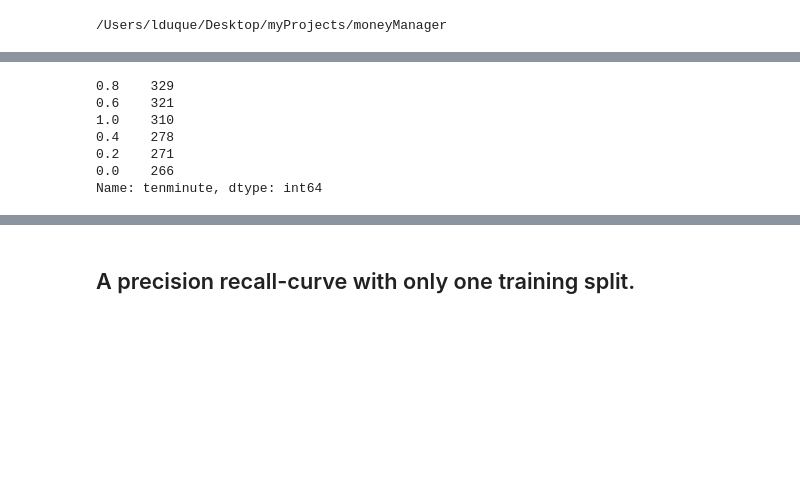
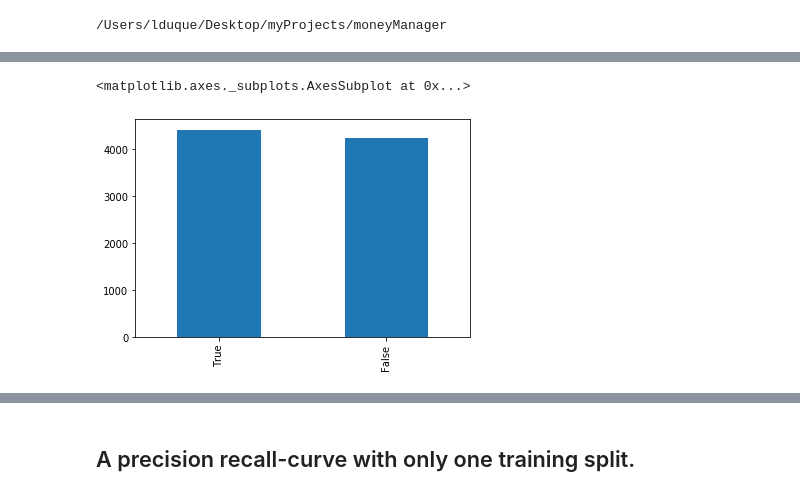
Before and after one commit to luisduque440/moneyManager, a Jupyter notebook: modeling/EDA_IBM_1min.ipynb, the cells around one changed output, grey strips where cells are left out. Cells and saved outputs as stored; diff of their text form; code cells hidden in the pictures; blank space fills up the shorter version.

```diff
--- a/modeling/EDA_IBM_1min.ipynb
+++ b/modeling/EDA_IBM_1min.ipynb
@@ -56,7 +56,7 @@ from sklearn.model_selection import GridSearchCV
 from sklearn.ensemble import RandomForestClassifier ## might not be necessary in the future?
 # %%
 names = ['Date', 'Time', 'Open', 'High', 'Low', 'Close', 'Volume']
-df = pd.read_csv('data/sampleKibotData/minuteIntraday/IBM_adjusted.txt', header=None, names=names, nrows=2000)
+df = pd.read_csv('data/sampleKibotData/minuteIntraday/IBM_adjusted.txt', header=None, names=names, nrows=10000)
 df['DateTime']= pd.to_datetime((df.Date+' '+df.Time),infer_datetime_format=True)
 df = df.drop(columns=['Date', 'Time'])
 df = df.set_index('DateTime')
@@ -68,4 +79,4 @@ df = df.set_index('DateTime')
 # %%
-dg= createTrainingDataSet(df, numPastMins=3, numFutureMins=3)
+dg= createTrainingDataSet(df, numPastMins=1, numFutureMins=10)
 X = dg.copy()
 y = X.pop('target')
@@ -75,10 +83,5 @@ T = pipeline.fit_transform(X)
-# %%
-T.tenminute.value_counts()
-# %% [output]
-0.8    329
-0.6    321
-1.0    310
-0.4    278
-0.2    271
-0.0    266
-Name: tenminute, dtype: int64
+# %%
+y.value_counts().plot.bar()
+# %% [output]
+<matplotlib.axes._subplots.AxesSubplot at 0x...>
+[figure, added]
```
Also changed, not shown: parts of 12 cells of this notebook, 3 other files.
